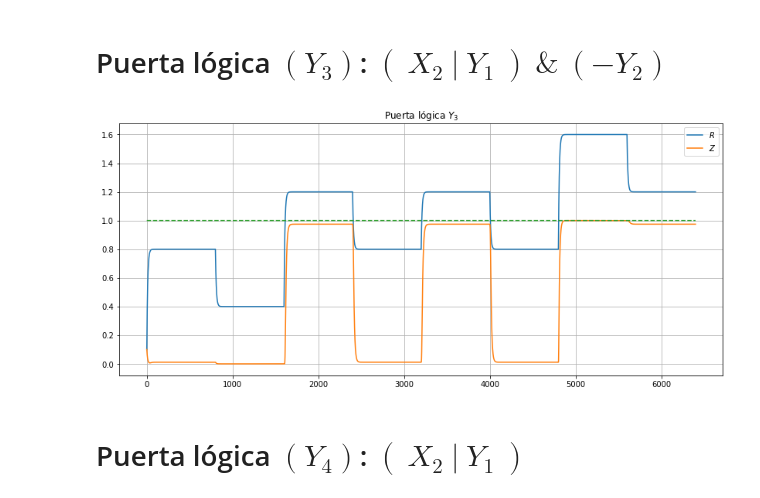
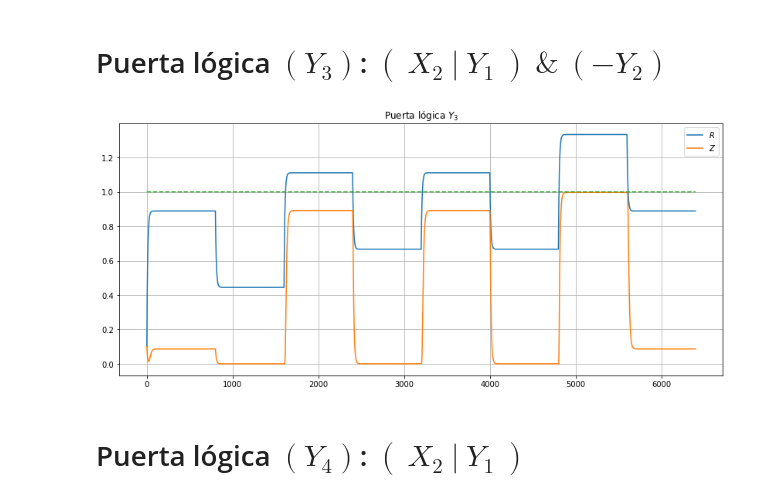
Before and after one commit to joshbrx/biomath_model, a Jupyter notebook: puertas_logicas.ipynb, the cells around one changed output. Drawn from its saved outputs; the diff is of its cells as text; code cells hidden in the pictures.

```diff
--- a/puertas_logicas.ipynb
+++ b/puertas_logicas.ipynb
@@ -98,21 +98,21 @@ plt.title("Puerta lógica $Y_2$"); plt.legend(); plt.grid(); plt.show()
 # %%
 def dS_y3(S, i):
     R, Z = S
-    dR = e*(supr(1, n, X1[i]) + supr(1, n, X2[i]) + supr(1, -n, X3[i])) - R
+    dR = e*(supr(1, n, X1[i]) + supr(1, n, X2[i]) + supr(2, -n, X3[i])) - R
     dZ = supr(1, -20, R) - Z
     return np.array([dR, dZ])
 # %%
-n, e = -2, 1/1.25
+n, e = -2, 1/2.25
 labels = ["$R$", "$Z$"]
 
 Pip = RK_solver(S0, dS_y3, t)
 plt.figure(figsize=(14,6))
 for i in range(len(Pip[0])):
     plt.plot(Pip[:,i], label=labels[i])
 plt.plot(X1*0 + 1, "--")
 plt.title("Puerta lógica $Y_3$"); plt.legend(); plt.grid(); plt.show()
 # %% [output]
-[figure, old version]
+[figure, new version]
 # %% [markdown]
 # Puerta lógica $(Y_4)$: $(\ X_2\ |\ Y_1\ )$
 # %%
```
